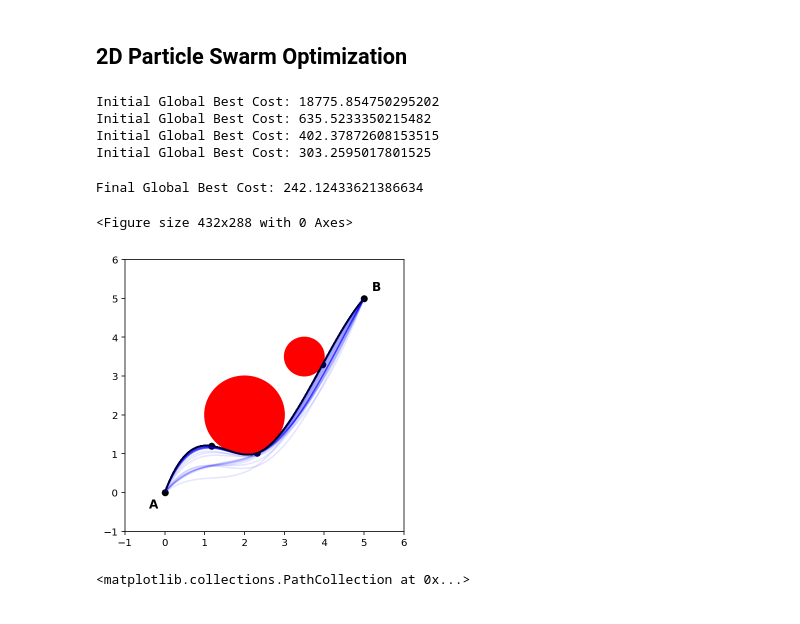
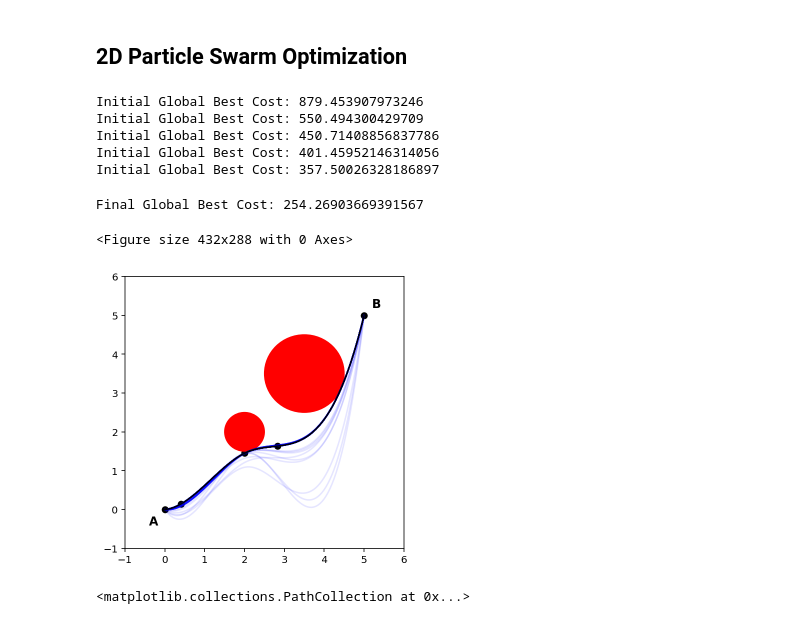
Before and after one commit to naguzmans/opportunistic-utm, a Jupyter notebook: pso_model_2D.ipynb, the cells around one changed output. Saved outputs shown, nothing was run; the diff lists cells and outputs as text; code cells hidden in the pictures.

```diff
--- a/pso_model_2D.ipynb
+++ b/pso_model_2D.ipynb
@@ -97,7 +97,7 @@ class GlobalBest:
     self.cost = cost
 
 # Create model obstacles
-obstacles = [Obstacle(2,2,1), Obstacle(3.5,3.5,.5)]
+obstacles = [Obstacle(2,2,.5), Obstacle(3.5,3.5,1)]
 
 # Create Particle Swarm
 particles = []
@@ -173,39 +173,40 @@ for i in tqdm(range(0, iterations)):
     particle.Cost()
     if particle.cost < particle.best_cost:
       particle.best_x = particle.x.copy()
       particle.best_y = particle.y.copy()
       particle.best_xs = particle.xs.copy()
       particle.best_ys = particle.ys.copy()
       particle.best_cost = particle.cost.copy()
 
       # print(f'Particle Best X: {particle.best_x}')
 
     if particle.cost < global_best.cost:
       global_best.x = particle.x.copy()
       global_best.y = particle.y.copy()
       global_best.xs = particle.xs.copy()
       global_best.ys = particle.ys.copy()
       global_best.cost = particle.cost.copy()
 
       ax.plot(global_best.xs, global_best.ys, color ='b', alpha=.1)
       # ax.scatter(global_best.x, global_best.y, c = 'b', alpha=.1)
 
       # print(f'Global Best Cost: {global_best.cost}')
 
   # print(f'Global Best X Iter: {global_best.x}')
   w = w * wdamp
 
 ax.plot(global_best.xs, global_best.ys, color ='k')
 ax.scatter(global_best.x, global_best.y, c = 'k')
 print(f'Final Global Best Cost: {global_best.cost}')
 # %% [output]
-Initial Global Best Cost: 18775.854750295202
-Initial Global Best Cost: 635.5233350215482
-Initial Global Best Cost: 402.37872608153515
-Initial Global Best Cost: 303.2595017801525
+Initial Global Best Cost: 879.453907973246
+Initial Global Best Cost: 550.494300429709
+Initial Global Best Cost: 450.71408856837786
+Initial Global Best Cost: 401.45952146314056
+Initial Global Best Cost: 357.50026328186897
-Final Global Best Cost: 242.12433621386634
+Final Global Best Cost: 254.26903669391567
 <Figure size 432x288 with 0 Axes>
-[figure, old version]
+[figure, new version]
 # %%
 from re import U
 from scipy import interpolate
```
